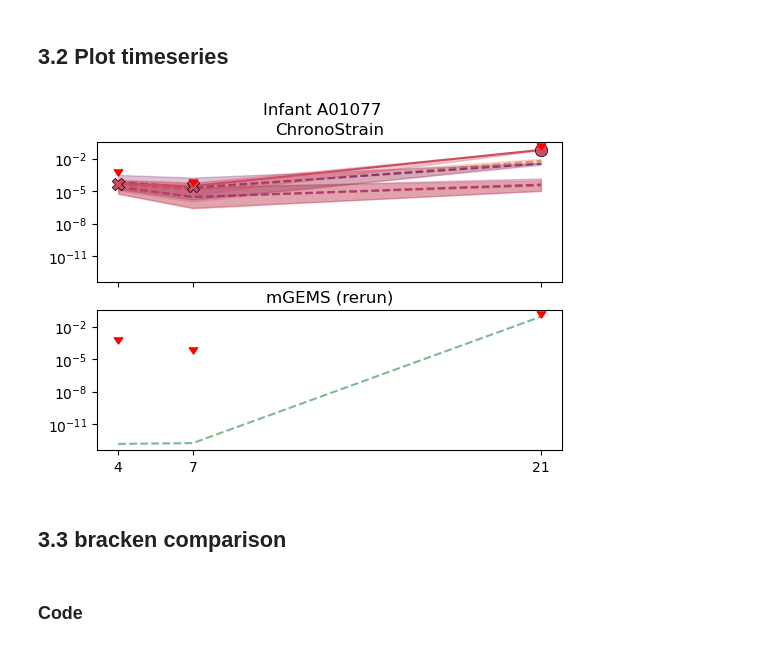
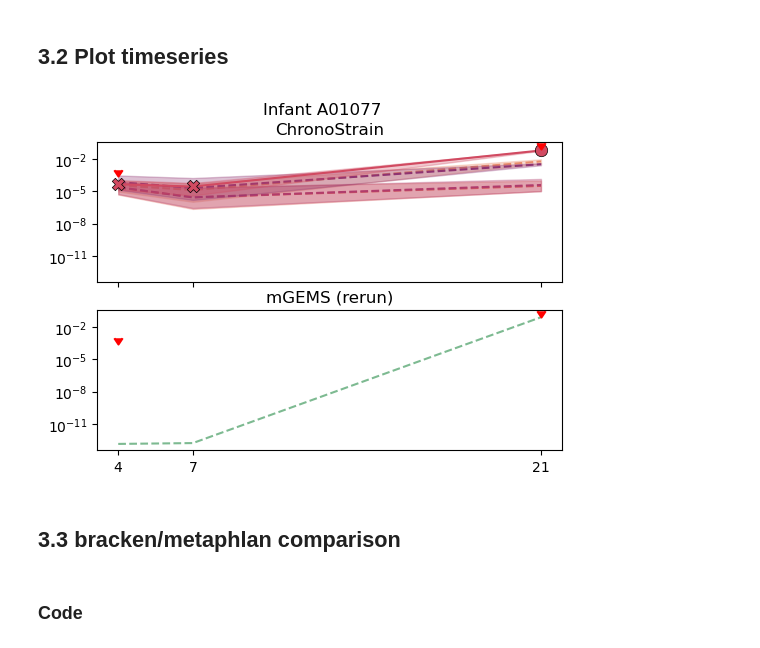
Before and after one commit to gibsonlab/chronostrain, a Jupyter notebook: examples/infant-nt/notebooks/inference_comparison.ipynb, the cells around one changed output. Drawn from its saved outputs; the diff is of its cells as text; code cells hidden in the pictures.

```diff
--- a/examples/infant-nt/notebooks/inference_comparison.ipynb
+++ b/examples/infant-nt/notebooks/inference_comparison.ipynb
@@ -660 +696,11 @@ def load_bracken_results_all(infant_list: List[str]):
 bracken_estimates = load_bracken_results_all(infant_ids)
+# %%
+_m = metaphlan_estimates.merge(bracken_estimates, on=['Infant', 'T'], suffixes=['M', 'B'])
+_m['EfaecM'] = _m['EfaecM'] + 1e-7
+_m['EfaecB'] = _m['EfaecB'] + 1e-7
+
+fig, ax = plt.subplots(1, 1)
+sb.scatterplot(_m, x='EfaecM', y='EfaecB', ax=ax)
+ax.plot([1e-7, 1.0], [1e-7, 1.0], color='red')
+ax.set_xscale('log')
+ax.set_yscale('log')
@@ -1459,7 +1507,7 @@ def plot_mgems(infant_id: str, ax, color_scheme, df_tuple, marker_enforce_demix_
     ax.set_xticks(time_points)
 
 
-def plot_bracken_estimates(infant_id, ax, marker_color='red'):
+def plot_third_party_species_estimates(infant_id, ax, species_estimates, marker_color='red'):
     time_points = sorted(
         pd.unique(
             infant_dfs.loc[
@@ -1469,39 +1517,41 @@ def plot_bracken_estimates(infant_id, ax, marker_color='red'):
         )
     )
 
-    bracken_est_traj = bracken_estimates.loc[bracken_estimates['Infant'] == infant_id].sort_values('T')['Efaec']
+    bracken_est_traj = species_estimates.loc[species_estimates['Infant'] == infant_id].sort_values('T')['Efaec']
     for t, y in zip(time_points, bracken_est_traj):
-        ax.scatter([t], [y], marker=7, color=marker_color)
+        ax.scatter([t], [y], marker=7, color=marker_color, alpha=1.0)
     ax.set_xticks(time_points)
 # %%
 fig, axes = plt.subplots(2, 1, figsize=(6, 4), sharex=True, sharey=True)
 
 infant_id = 'A01077'
 # infant_id = 'B00053'
 # infant_id = 'B02273'
 
 
 #infant_id = 'C01331'
 #infant_id = 'A01678'
 
 
 axes[0].set_title('ChronoStrain')
 plot_chronostrain(infant_id, 'chronostrain_mutation_002', axes[0], sb.color_palette("flare"), dfs_to_plot['chronostrain:mut_002'], plot_config.chronostrain['mut_002'].posterior)
 axes[1].set_title('mGEMS (rerun)')
 plot_mgems(infant_id, axes[1], sb.color_palette("crest"), dfs_to_plot['mgems:mut_002_dm2'], marker_enforce_demix_ub=None)
 fig.suptitle(f"Infant {infant_id}")
 
-plot_bracken_estimates(infant_id, axes[0])
-plot_bracken_estimates(infant_id, axes[1])
+# plot_third_party_species_estimates(infant_id, axes[0], bracken_estimates, marker_color='blue')
+# plot_third_party_species_estimates(infant_id, axes[1], bracken_estimates, marker_color='blue')
+plot_third_party_species_estimates(infant_id, axes[0], metaphlan_estimates, marker_color='red')
+plot_third_party_species_estimates(infant_id, axes[1], metaphlan_estimates, marker_color='red')
 # plot_bracken_estimates(infant_id, axes[2])
 
 for ax in axes:
     ax.set_yscale('log')
 plt.savefig(f'plots/{infant_id}_traj.png')
 # %% [output]
-[figure, old version]
+[figure, new version]
 # %% [markdown]
-## 3.3 bracken comparison
+## 3.3 bracken/metaphlan comparison
 # %% [markdown]
 ### Code
 # %%
```
Also changed, not shown: parts of 15 cells of this notebook, 6 other files.
